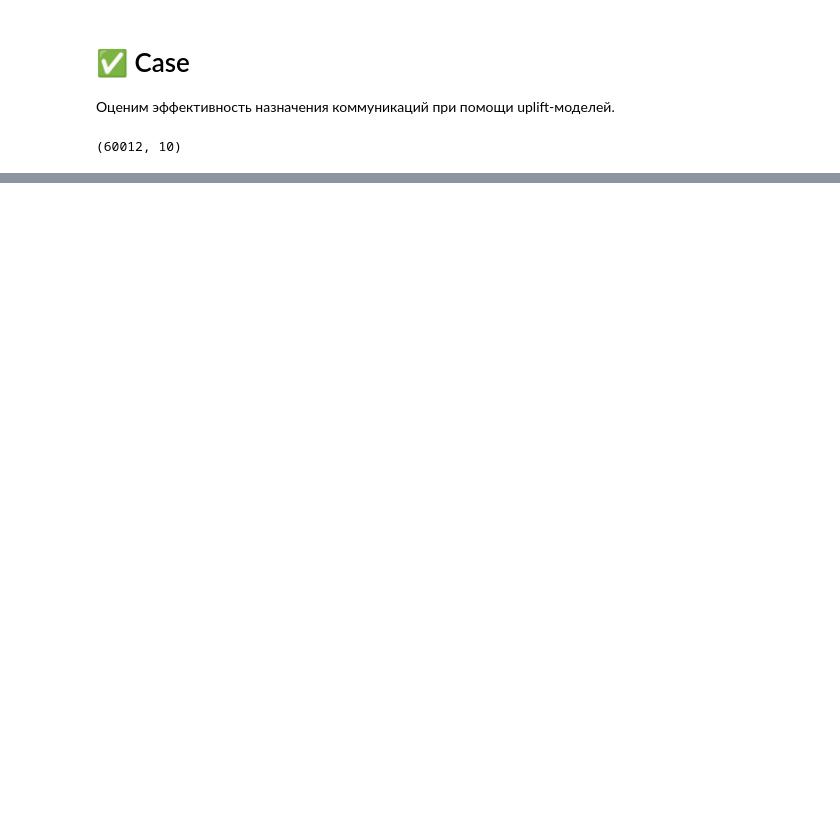
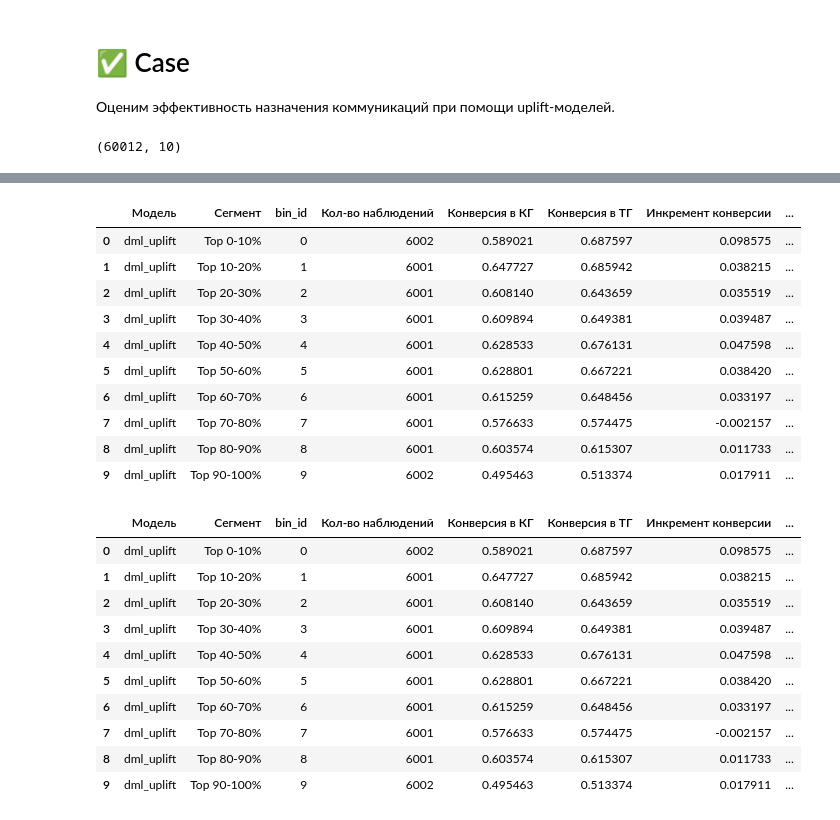
Before and after one commit to Romashka8/UpliftNinja, a Jupyter notebook: business-case.ipynb, the cells around one changed output, grey strips where cells are left out. Cells and saved outputs as stored; diff of their text form; code cells hidden in the pictures; blank space fills up the shorter version.

```diff
--- a/business-case.ipynb
+++ b/business-case.ipynb
@@ -489,0 +642,58 @@ ct_burger_king_table
+# %%
+dml_bins_8 = build_uplift_bin_business_case(
+    base_df=base_val,
+    uplift_col='dml_uplift',
+    n_bins=10,
+    sms_cost=8,
+    check_col='avg_purchase_sum'
+)
+
+ct_bins_8 = build_uplift_bin_business_case(
+    base_df=base_val,
+    uplift_col='ct_uplift',
+    n_bins=10,
+    sms_cost=8,
+    check_col='avg_purchase_sum'
+)
+
+dml_bins_16 = build_uplift_bin_business_case(
+    base_df=base_val,
+    uplift_col='dml_uplift',
+    n_bins=10,
+    sms_cost=16,
+    check_col='avg_purchase_sum'
+)
+
+ct_bins_16 = build_uplift_bin_business_case(
+    base_df=base_val,
+    uplift_col='ct_uplift',
+    n_bins=10,
+    sms_cost=16,
+    check_col='avg_purchase_sum'
+)
+
+display(dml_bins_8)
+display(dml_bins_16)
+# %% [output]
+|  | Модель | Сегмент | bin_id | Кол-во наблюдений | Конверсия в КГ | Конверсия в ТГ | Инкремент конверсии | ... |
+| 0 | dml_uplift | Top 0-10% | 0 | 6002 | 0.589021 | 0.687597 | 0.098575 | ... |
+| 1 | dml_uplift | Top 10-20% | 1 | 6001 | 0.647727 | 0.685942 | 0.038215 | ... |
+| 2 | dml_uplift | Top 20-30% | 2 | 6001 | 0.608140 | 0.643659 | 0.035519 | ... |
+| 3 | dml_uplift | Top 30-40% | 3 | 6001 | 0.609894 | 0.649381 | 0.039487 | ... |
+| 4 | dml_uplift | Top 40-50% | 4 | 6001 | 0.628533 | 0.676131 | 0.047598 | ... |
+| 5 | dml_uplift | Top 50-60% | 5 | 6001 | 0.628801 | 0.667221 | 0.038420 | ... |
+| 6 | dml_uplift | Top 60-70% | 6 | 6001 | 0.615259 | 0.648456 | 0.033197 | ... |
+| 7 | dml_uplift | Top 70-80% | 7 | 6001 | 0.576633 | 0.574475 | -0.002157 | ... |
+| 8 | dml_uplift | Top 80-90% | 8 | 6001 | 0.603574 | 0.615307 | 0.011733 | ... |
+| 9 | dml_uplift | Top 90-100% | 9 | 6002 | 0.495463 | 0.513374 | 0.017911 | ... |
+|  | Модель | Сегмент | bin_id | Кол-во наблюдений | Конверсия в КГ | Конверсия в ТГ | Инкремент конверсии | ... |
+| 0 | dml_uplift | Top 0-10% | 0 | 6002 | 0.589021 | 0.687597 | 0.098575 | ... |
+| 1 | dml_uplift | Top 10-20% | 1 | 6001 | 0.647727 | 0.685942 | 0.038215 | ... |
+| 2 | dml_uplift | Top 20-30% | 2 | 6001 | 0.608140 | 0.643659 | 0.035519 | ... |
+| 3 | dml_uplift | Top 30-40% | 3 | 6001 | 0.609894 | 0.649381 | 0.039487 | ... |
+| 4 | dml_uplift | Top 40-50% | 4 | 6001 | 0.628533 | 0.676131 | 0.047598 | ... |
+| 5 | dml_uplift | Top 50-60% | 5 | 6001 | 0.628801 | 0.667221 | 0.038420 | ... |
+| 6 | dml_uplift | Top 60-70% | 6 | 6001 | 0.615259 | 0.648456 | 0.033197 | ... |
+| 7 | dml_uplift | Top 70-80% | 7 | 6001 | 0.576633 | 0.574475 | -0.002157 | ... |
+| 8 | dml_uplift | Top 80-90% | 8 | 6001 | 0.603574 | 0.615307 | 0.011733 | ... |
+| 9 | dml_uplift | Top 90-100% | 9 | 6002 | 0.495463 | 0.513374 | 0.017911 | ... |
```
Also changed, not shown: parts of 24 cells of this notebook.
